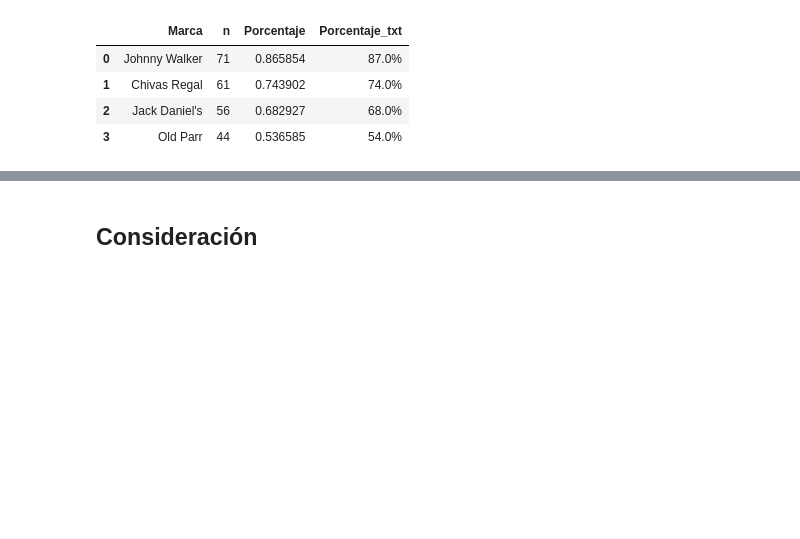
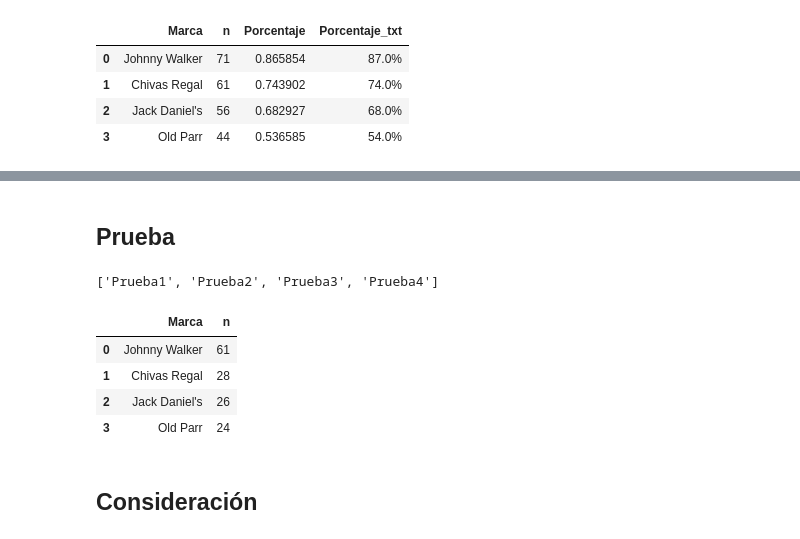
Before and after one commit to auzaluis/upsa_mod_202501, a Jupyter notebook: whisky/02_script_EDA_whisky.ipynb, the cells around one changed output, grey strips where cells are left out. Cells and saved outputs as stored; diff of their text form; code cells hidden in the pictures; blank space fills up the shorter version.

```diff
--- a/whisky/02_script_EDA_whisky.ipynb
+++ b/whisky/02_script_EDA_whisky.ipynb
@@ -112,6 +112,34 @@ px.bar(
 )
 # %% [output]
 [interactive output not drawn]
+# %% [markdown]
+## Prueba
+# %%
+[col for col in df.columns if col.startswith('Prueba')]
+# %% [output]
+['Prueba1', 'Prueba2', 'Prueba3', 'Prueba4']
+# %%
+df_prueba_long = df.melt(
+    id_vars = [],
+    value_vars = [col for col in df.columns if col.startswith('Prueba')],
+    var_name = 'KPI',
+    value_name= 'Marca'
+).dropna()
+# %%
+df_prueba = df_prueba_long['Marca'] \
+.value_counts() \
+.reset_index() \
+.rename(columns = {
+    'count': 'n'
+})
+# %%
+df_prueba
+# %% [output]
+|  | Marca | n |
+| 0 | Johnny Walker | 61 |
+| 1 | Chivas Regal | 28 |
+| 2 | Jack Daniel's | 26 |
+| 3 | Old Parr | 24 |
 # %% [markdown]
 ## Consideración
 # %%
```
Also changed, not shown: parts of 18 cells of this notebook.
